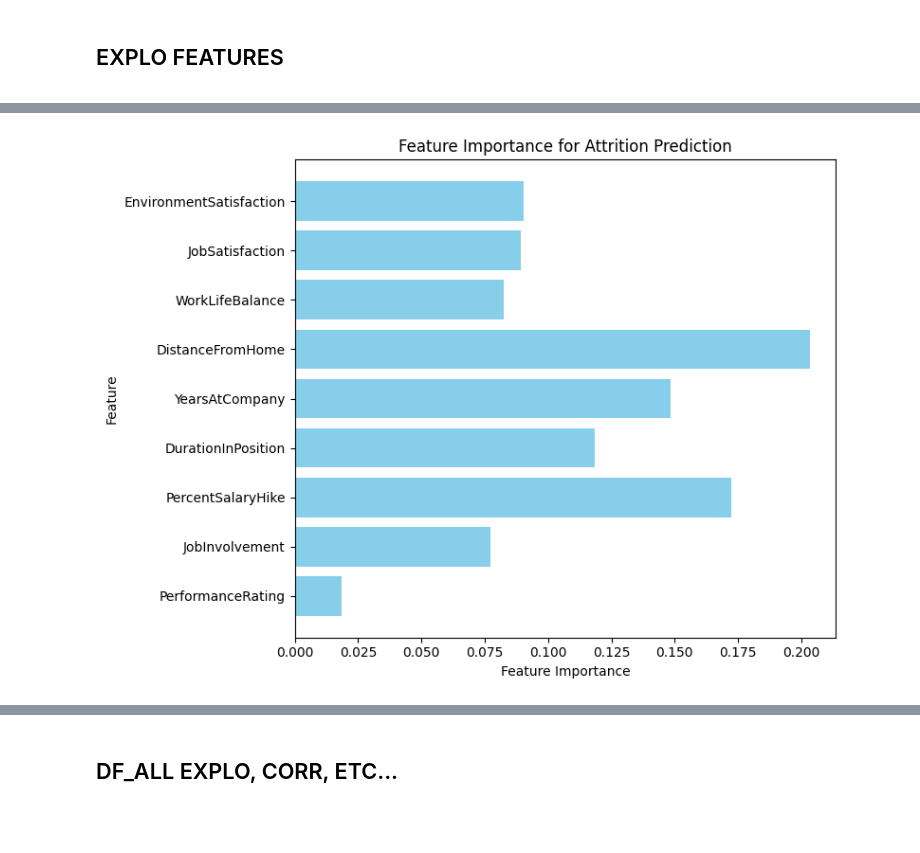
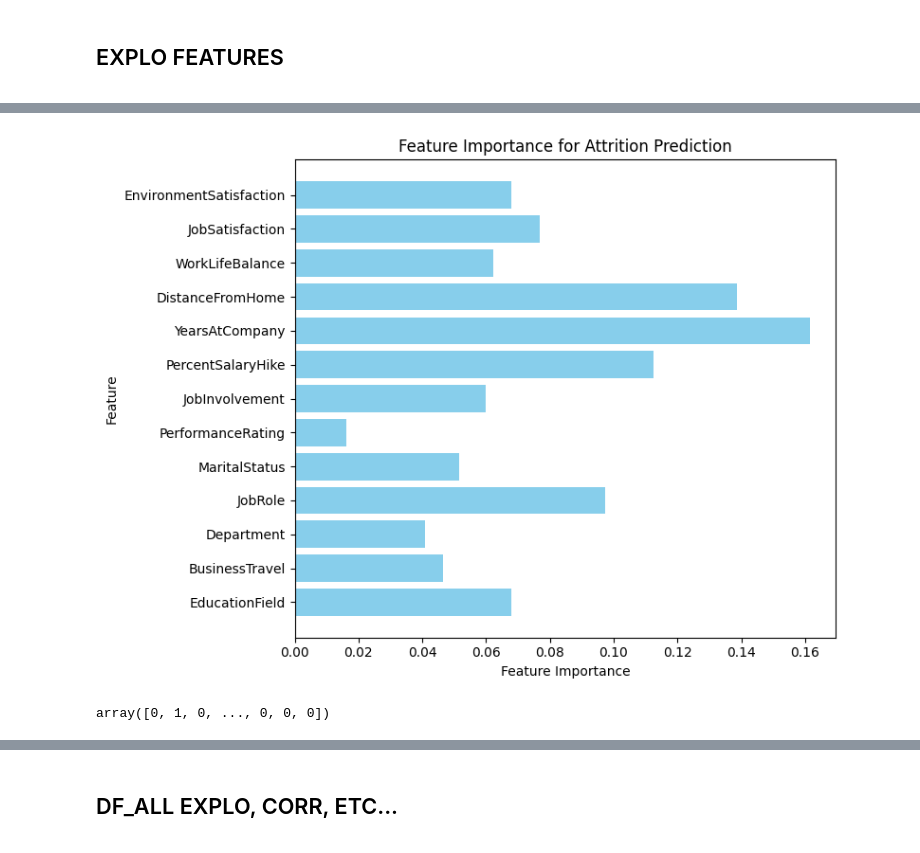
Before and after one commit to Veyesd/rh-analysis, a Jupyter notebook: rh_analysis2.ipynb, the cells around one changed output, grey strips where cells are left out. Drawn from its saved outputs; the diff is of its cells as text; code cells hidden in the pictures.

Commit message:
predictions

```diff
--- a/rh_analysis2.ipynb
+++ b/rh_analysis2.ipynb
@@ -629,13 +626,23 @@ RandomForestClassifier()
 # %%
+from sklearn.model_selection import train_test_split
+from sklearn.ensemble import RandomForestClassifier
+X = final[["EnvironmentSatisfaction", "JobSatisfaction", "WorkLifeBalance","DistanceFromHome",'YearsAtCompany','PercentSalaryHike','JobInvolvement', 'PerformanceRating','MaritalStatus','JobRole','Department','BusinessTravel','EducationField']]
+y = final["Attrition"]
+
+X_train, X_test, y_train, y_test = train_test_split(X, y, test_size=0.2, random_state=0)
+
+model = RandomForestClassifier()
+model.fit(X_train, y_train)
+
 importances = model.feature_importances_
 
 plt.figure(figsize=(8,6))
 plt.barh(X.columns, importances, color='skyblue')
 plt.xlabel("Feature Importance")
 plt.ylabel("Feature")
 plt.title("Feature Importance for Attrition Prediction")
 plt.gca().invert_yaxis()
 plt.tight_layout()
 plt.show()
 # %% [output]
-[figure, old version]
+[figure, new version]
@@ -641,0 +651,5 @@ plt.show()
+# %%
+predictions = model.predict(new_data_selected)
+predictions
+# %% [output]
+array([0, 1, 0, ..., 0, 0, 0])
```
Also changed, not shown: parts of 39 cells of this notebook.
